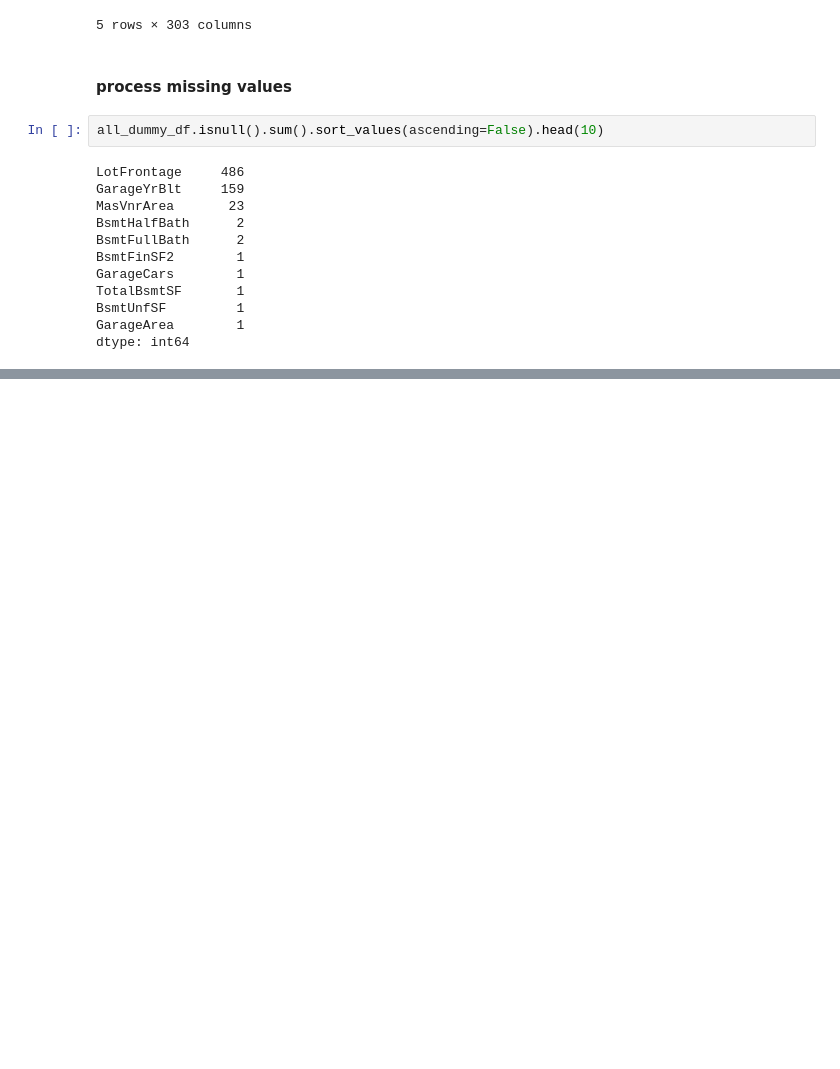
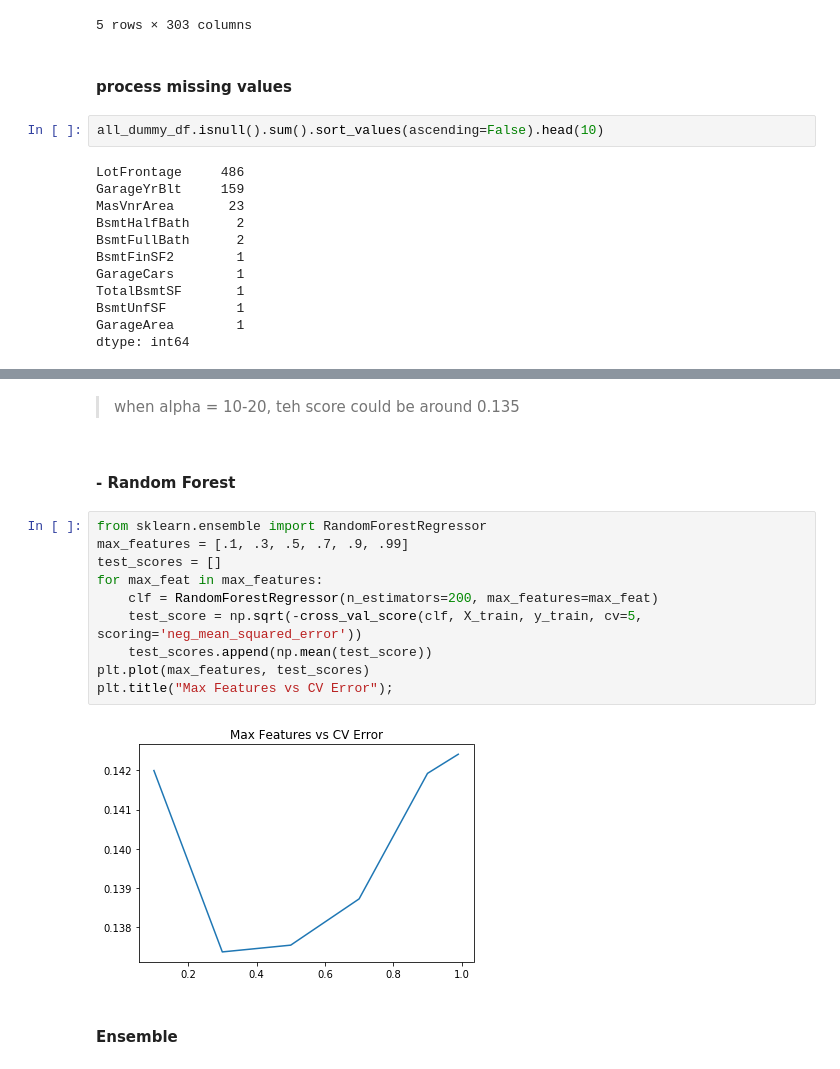
Before and after one commit to zcczhang/House_Price_Prediction_Model, a Jupyter notebook: house_price.ipynb, the cells around one changed output, grey strips where cells are left out. Cells and saved outputs as stored; diff of their text form; blank space fills up the shorter version.

```diff
--- a/house_price.ipynb
+++ b/house_price.ipynb
@@ -112,0 +175,18 @@ dtype: int64
+# %% [markdown]
+> when alpha = 10-20, teh score could be around 0.135
+# %% [markdown]
+#### - Random Forest
+# %%
+from sklearn.ensemble import RandomForestRegressor
+max_features = [.1, .3, .5, .7, .9, .99]
+test_scores = []
+for max_feat in max_features:
+    clf = RandomForestRegressor(n_estimators=200, max_features=max_feat)
+    test_score = np.sqrt(-cross_val_score(clf, X_train, y_train, cv=5, scoring='neg_mean_squared_error'))
+    test_scores.append(np.mean(test_score))
+plt.plot(max_features, test_scores)
+plt.title("Max Features vs CV Error");
+# %% [output]
+[figure, added]
+# %% [markdown]
+#### Ensemble
```
Also changed, not shown: parts of 15 cells of this notebook.
